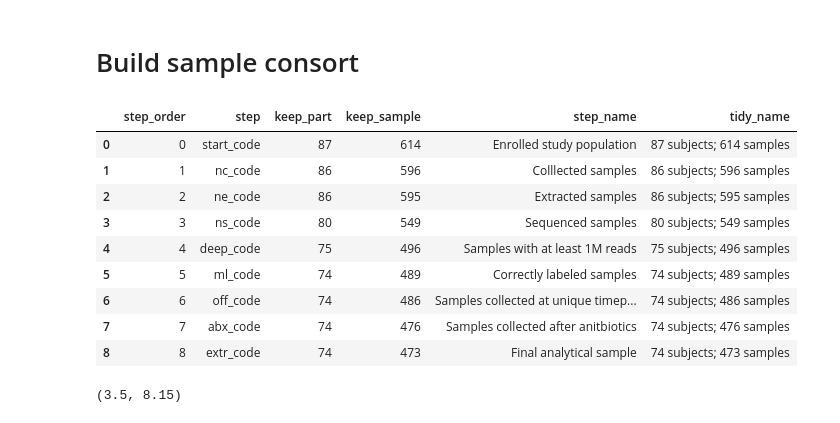
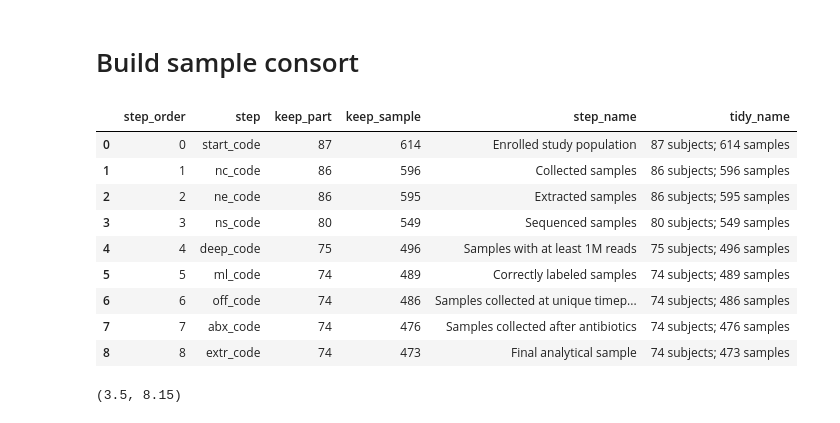
Before and after one commit to jwdebelius/antibiotic_rct_montelin, a Jupyter notebook: ipynb/B.TrackSampleLoss.ipynb, the cells around one changed output. Drawn from its saved outputs; the diff is of its cells as text; code cells hidden in the pictures.

Commit message:
track samples

```diff
--- a/ipynb/B.TrackSampleLoss.ipynb
+++ b/ipynb/B.TrackSampleLoss.ipynb
@@ -260,29 +260,30 @@ drops
 # %%
 consort_k_count = keep_counts.reset_index()
 full_step_names = {'start_code': 'Enrolled study population',
-                   'nc_code': "Colllected samples",
+                   'nc_code': "Collected samples",
                    'ne_code': "Extracted samples",
                    'ns_code': 'Sequenced samples',
                    'deep_code': 'Samples with at least 1M reads',
                    'ml_code': 'Correctly labeled samples',
                    'off_code': 'Samples collected at unique timepoints',
-                   'abx_code': 'Samples collected after anitbiotics',
+                   'abx_code': 'Samples collected after antibiotics',
                    'extr_code': 'Final analytical sample'}
+
 consort_k_count['step_name'] = consort_k_count['step'].replace(full_step_names)
 consort_k_count['tidy_name'] = \
     consort_k_count[['keep_part', 'keep_sample']].apply(
         lambda x: '{0} subjects; {1} samples'.format(*x), axis=1)
 consort_k_count
 # %% [output]
 |  | step_order | step | keep_part | keep_sample | step_name | tidy_name |
 | 0 | 0 | start_code | 87 | 614 | Enrolled study population | 87 subjects; 614 samples |
-| 1 | 1 | nc_code | 86 | 596 | Colllected samples | 86 subjects; 596 samples |
+| 1 | 1 | nc_code | 86 | 596 | Collected samples | 86 subjects; 596 samples |
 | 2 | 2 | ne_code | 86 | 595 | Extracted samples | 86 subjects; 595 samples |
 | 3 | 3 | ns_code | 80 | 549 | Sequenced samples | 80 subjects; 549 samples |
 | 4 | 4 | deep_code | 75 | 496 | Samples with at least 1M reads | 75 subjects; 496 samples |
 | 5 | 5 | ml_code | 74 | 489 | Correctly labeled samples | 74 subjects; 489 samples |
 | 6 | 6 | off_code | 74 | 486 | Samples collected at unique timep... | 74 subjects; 486 samples |
-| 7 | 7 | abx_code | 74 | 476 | Samples collected after anitbiotics | 74 subjects; 476 samples |
+| 7 | 7 | abx_code | 74 | 476 | Samples collected after antibiotics | 74 subjects; 476 samples |
 | 8 | 8 | extr_code | 74 | 473 | Final analytical sample | 74 subjects; 473 samples |
 # %%
 consort_k_count2 = consort_k_count.loc[
```
Also changed, not shown: parts of 4 cells of this notebook, 1 other file.
